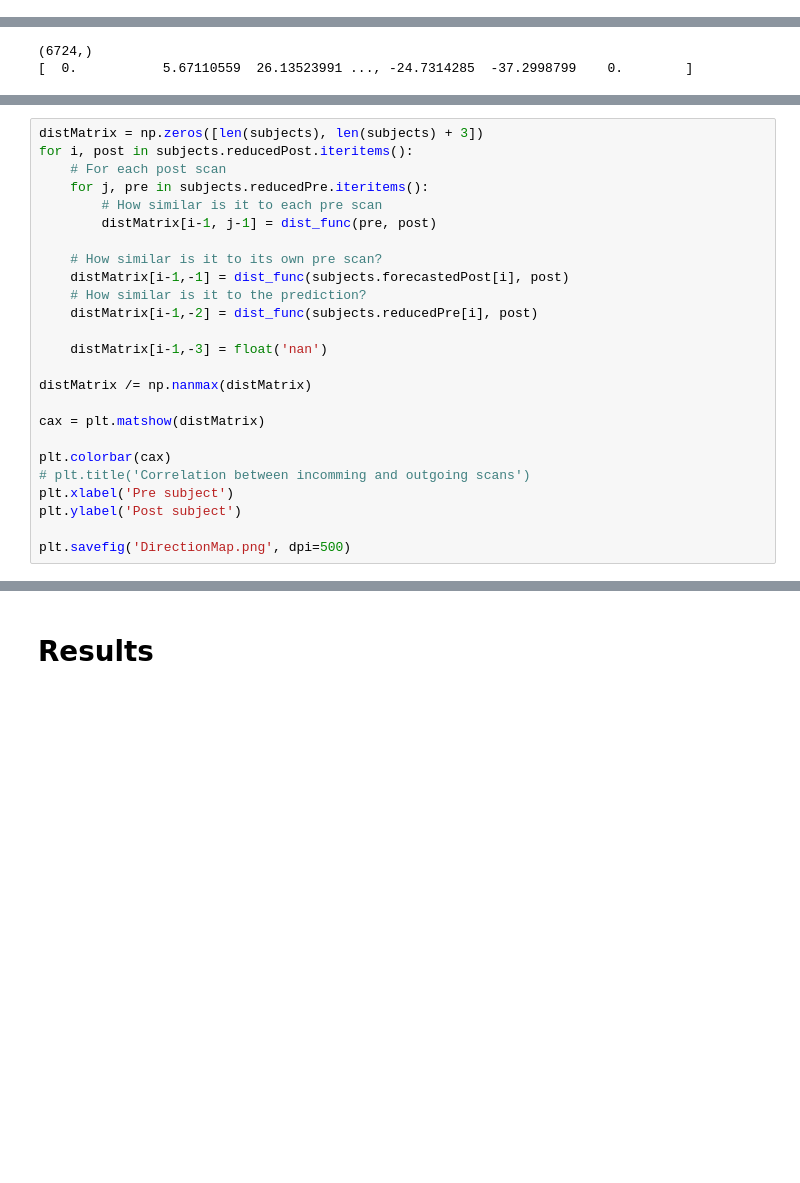
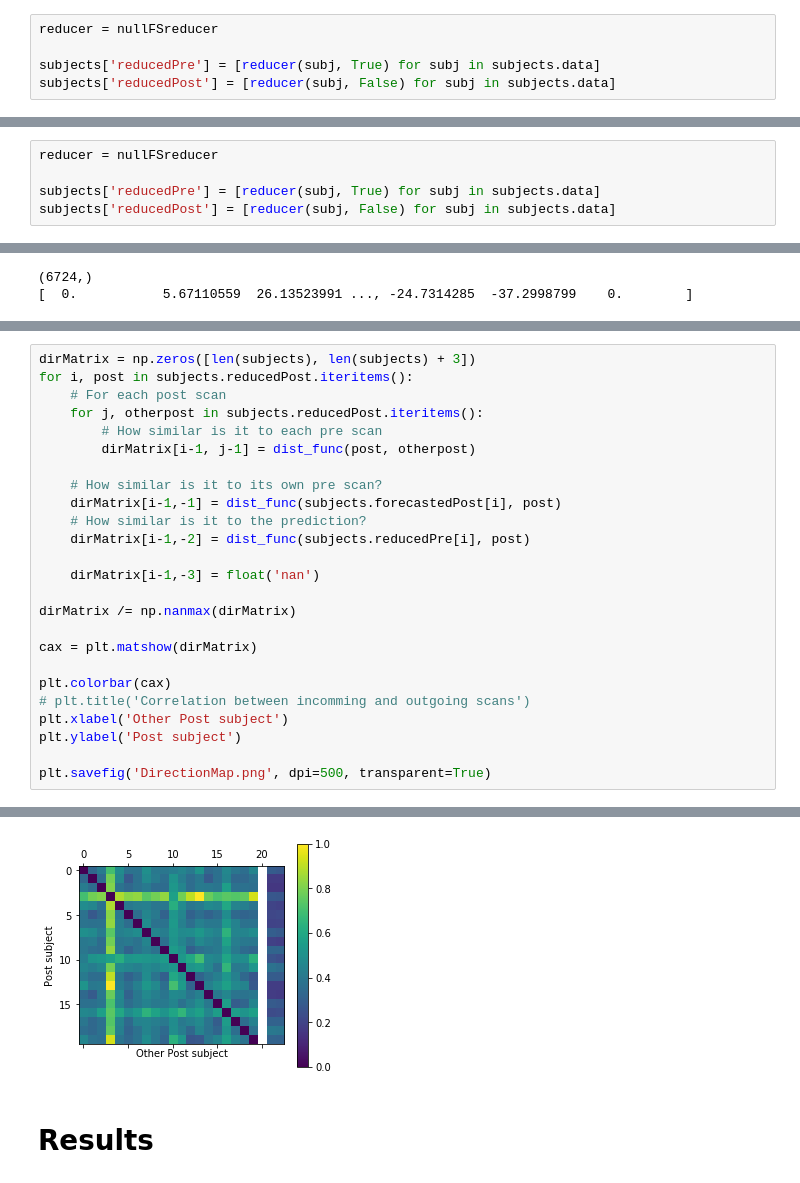
Before and after one commit to HALtheWise/Neurotech-project-1, a Jupyter notebook: exploration-v1.ipynb, the cells around one changed output, grey strips where cells are left out. Saved outputs shown, nothing was run; the diff lists cells and outputs as text; blank space fills up the shorter version.

```diff
--- a/exploration-v1.ipynb
+++ b/exploration-v1.ipynb
@@ -137,5 +149,10 @@ fig.savefig('DistanceMap_clustered.png', dpi=500)
 # %% [markdown]
 ## Effect-size-like-stuff
+# %%
+reducer = nullFSreducer
+
+subjects['reducedPre'] = [reducer(subj, True) for subj in subjects.data]
+subjects['reducedPost'] = [reducer(subj, False) for subj in subjects.data]
 # %%
 postVariance = np.var(subjects.reducedPost.as_matrix())
 print postVariance
@@ -145,6 +162,11 @@ subjects.reducedPost.as_matrix();
   18603.55662472      0.        ]
 # %% [markdown]
 # Directionality modelling
+# %%
+reducer = nullFSreducer
+
+subjects['reducedPre'] = [reducer(subj, True) for subj in subjects.data]
+subjects['reducedPost'] = [reducer(subj, False) for subj in subjects.data]
 # %%
 subjects['delta'] = subjects.reducedPost - subjects.reducedPre
 subjects.head()
@@ -173,28 +195,28 @@ subjects.head()
 | 4 | Behavioral-Analyzed-Data/training/4 | <__main__.Subject object at 0x...> | [0.0, 370.537787514, 456.88011024... | [0.0, 730.798572157, 511.17877338... | [0.0, 360.260784643, 54.298663136... | [0.0, 376.208893101, 483.01535015... |
 | 5 | Behavioral-Analyzed-Data/training/5 | <__main__.Subject object at 0x...> | [0.0, 744.692073171, 306.80762081... | [0.0, 702.096537251, 225.51228558... | [0.0, -42.5955359199, -81.2953352... | [0.0, 750.363178758, 332.94286072... |
 # %%
-distMatrix = np.zeros([len(subjects), len(subjects) + 3])
+dirMatrix = np.zeros([len(subjects), len(subjects) + 3])
 for i, post in subjects.reducedPost.iteritems():
     # For each post scan
-    for j, pre in subjects.reducedPre.iteritems():
+    for j, otherpost in subjects.reducedPost.iteritems():
         # How similar is it to each pre scan
-        distMatrix[i-1, j-1] = dist_func(pre, post)
+        dirMatrix[i-1, j-1] = dist_func(post, otherpost)
 
     # How similar is it to its own pre scan?
-    distMatrix[i-1,-1] = dist_func(subjects.forecastedPost[i], post)
+    dirMatrix[i-1,-1] = dist_func(subjects.forecastedPost[i], post)
     # How similar is it to the prediction?
-    distMatrix[i-1,-2] = dist_func(subjects.reducedPre[i], post)
+    dirMatrix[i-1,-2] = dist_func(subjects.reducedPre[i], post)
 
-    distMatrix[i-1,-3] = float('nan')
+    dirMatrix[i-1,-3] = float('nan')
 
-distMatrix /= np.nanmax(distMatrix)
+dirMatrix /= np.nanmax(dirMatrix)
 
-cax = plt.matshow(distMatrix)
+cax = plt.matshow(dirMatrix)
 
 plt.colorbar(cax)
 # plt.title('Correlation between incomming and outgoing scans')
-plt.xlabel('Pre subject')
+plt.xlabel('Other Post subject')
 plt.ylabel('Post subject')
 
-plt.savefig('DirectionMap.png', dpi=500)
+plt.savefig('DirectionMap.png', dpi=500, transparent=True)
 # %% [output]
@@ -203,2 +223,3 @@ plt.savefig('DirectionMap.png', dpi=500)
+[figure, added]
 # %% [markdown]
 # Results
```
Also changed, not shown: parts of 10 cells of this notebook, 6 other files.
